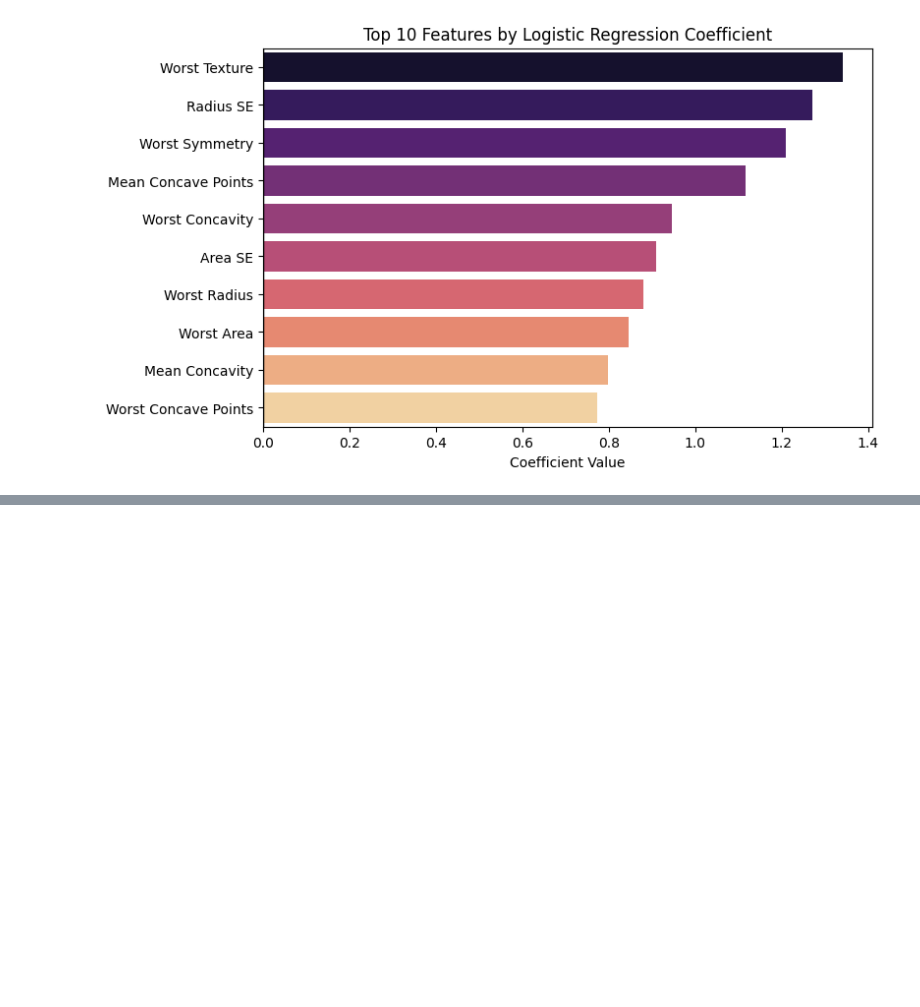
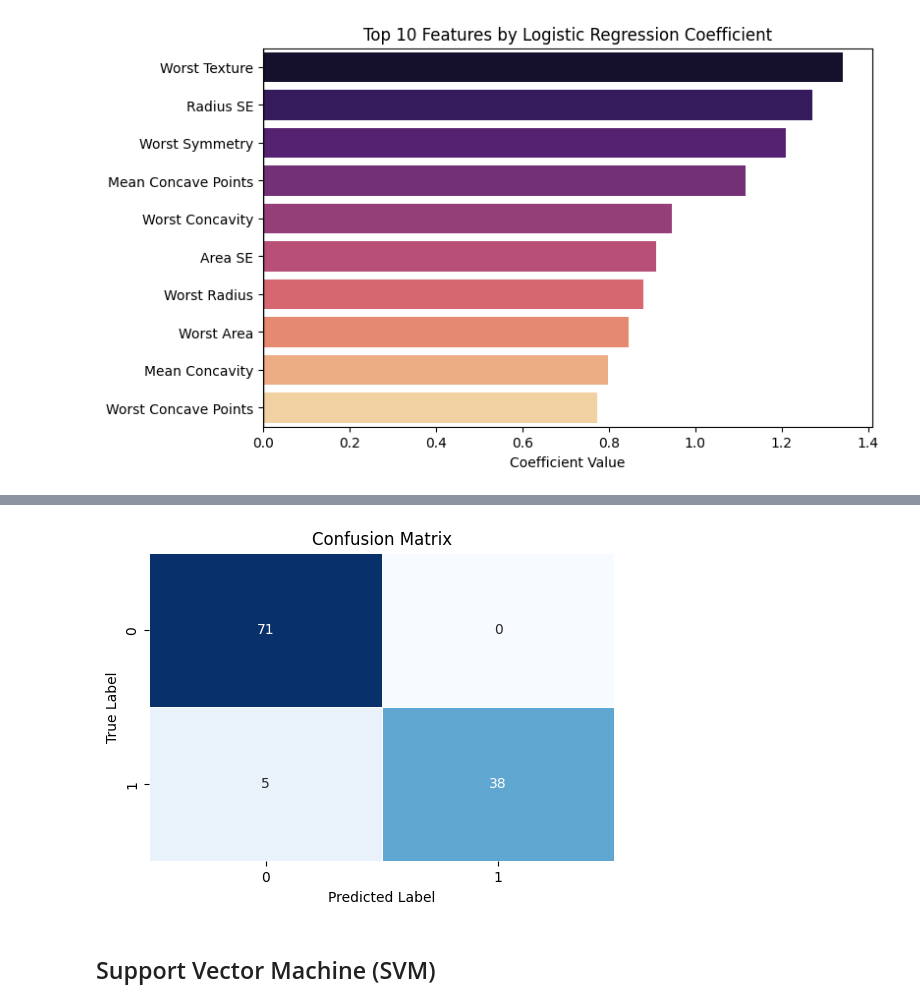
Before and after one commit to haricharnbytes/breast_cancer, a Jupyter notebook: breast_cancer.ipynb, the cells around one changed output, grey strips where cells are left out. Cells and saved outputs as stored; diff of their text form; code cells hidden in the pictures; blank space fills up the shorter version.

```diff
--- a/breast_cancer.ipynb
+++ b/breast_cancer.ipynb
@@ -318,0 +321,17 @@ plt.show()
+# %%
+from sklearn.neighbors import KNeighborsClassifier
+
+knn_model = KNeighborsClassifier(n_neighbors=5)
+knn_model.fit(X_train, y_train)
+
+y_pred_knn = knn_model.predict(X_test)
+
+accuracy_knn = accuracy_score(y_test, y_pred_knn)
+conf_matrix_knn = confusion_matrix(y_test, y_pred_knn)
+class_report_knn = classification_report(y_test, y_pred_knn)
+
+print(f"KNN Accuracy: {accuracy_knn:.4f}")
+print("KNN Confusion Matrix:")
+print(conf_matrix_knn)
+print("KNN Classification Report:")
+print(class_report_knn)
@@ -318,0 +352,20 @@ plt.show()
+# %%
+plt.figure(figsize=(6,4))
+
+sns.heatmap(
+    confusion_matrix(y_test,y_pred_knn),
+    annot=True,
+    fmt="d",
+    cmap="Blues",
+    linewidths=0.5,
+    cbar=False
+)
+
+plt.xlabel("Predicted Label")
+plt.ylabel("True Label")
+plt.title("Confusion Matrix")
+plt.show()
+# %% [output]
+[figure, added]
+# %% [markdown]
+## Support Vector Machine (SVM)
```
Also changed, not shown: parts of 6 cells of this notebook.
